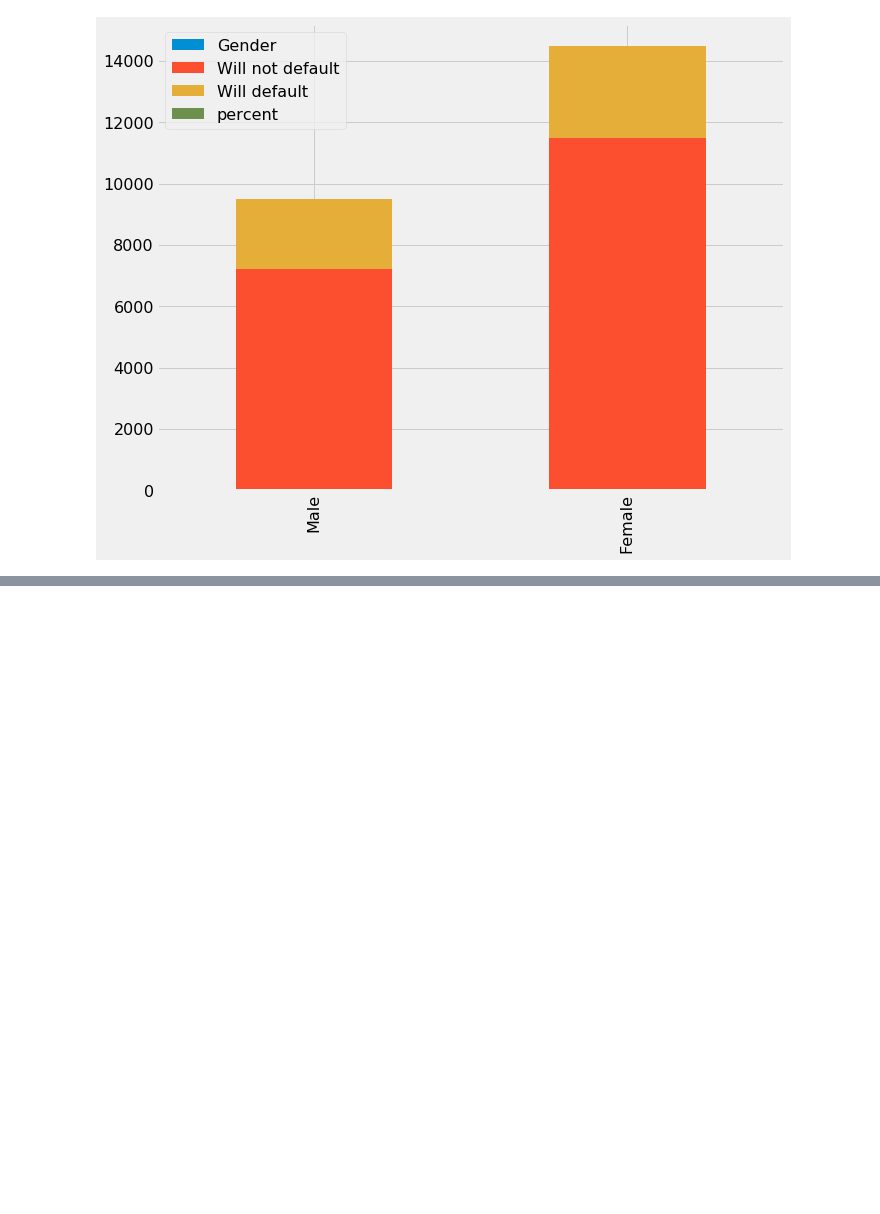
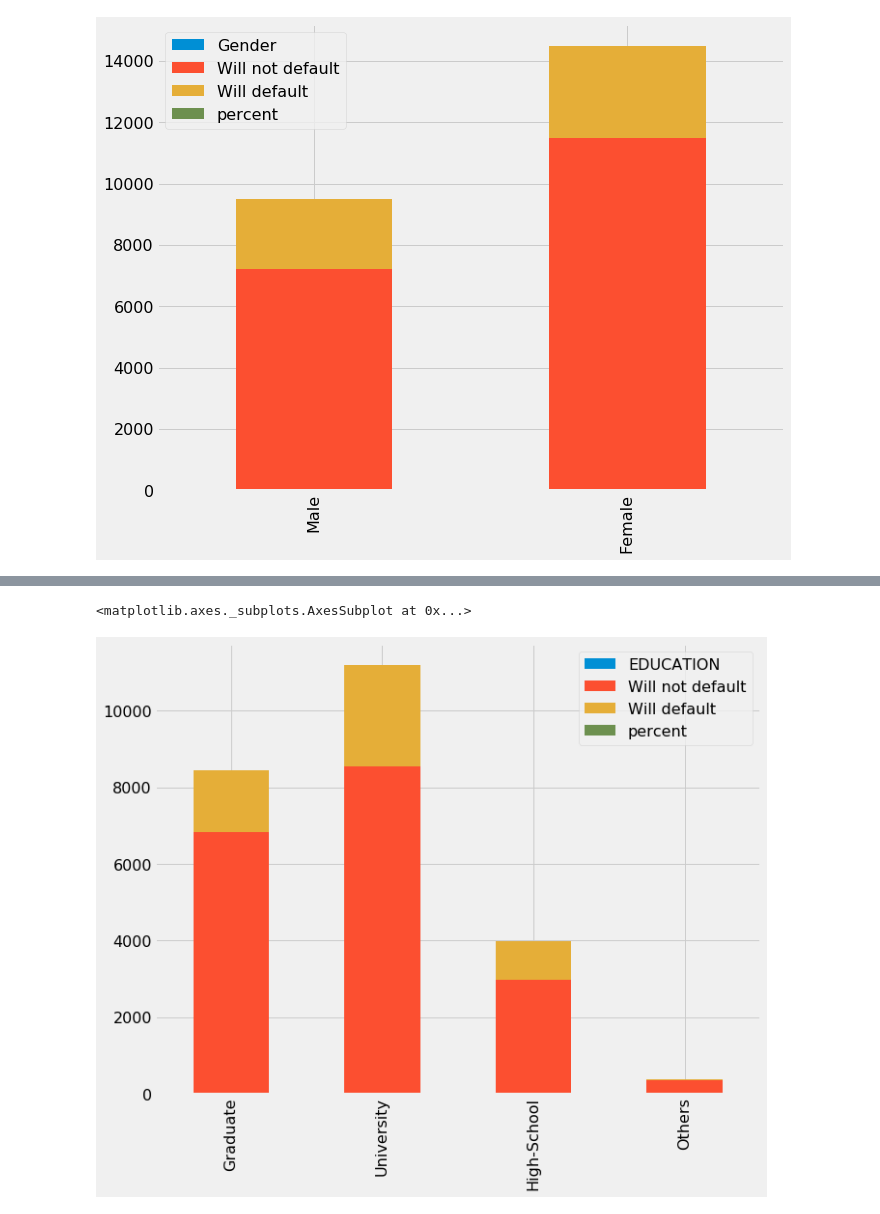
Before and after one commit to emilia329/CreditCard, a Jupyter notebook: EDA.ipynb, the cells around one changed output, grey strips where cells are left out. Drawn from its saved outputs; the diff is of its cells as text; code cells hidden in the pictures; blank space fills up the shorter version.

```diff
--- a/EDA.ipynb
+++ b/EDA.ipynb
@@ -263,0 +266,7 @@ sex_df.plot(kind='bar',stacked=True, figsize=(10,8))
+# %%
+educ_df = df.groupby(['EDUCATION', 'default payment next month']).size().unstack(1)
+educ_df.reset_index(inplace = True)
+educ_df.columns = ['EDUCATION', 'Will not default', 'Will default']
+educ_df["percent"] = educ_df["Will default"] / (educ_df["Will not default"] + educ_df["Will default"])
+
+educ_df
@@ -263,0 +279,6 @@ sex_df.plot(kind='bar',stacked=True, figsize=(10,8))
+# %%
+educ_df.index = ['Graduate', 'University', 'High-School', 'Others']
+educ_df.plot(kind='bar',stacked=True, figsize=(10,8))
+# %% [output]
+<matplotlib.axes._subplots.AxesSubplot at 0x...>
+[figure, added]
```
Also changed, not shown: parts of 5 cells of this notebook.
